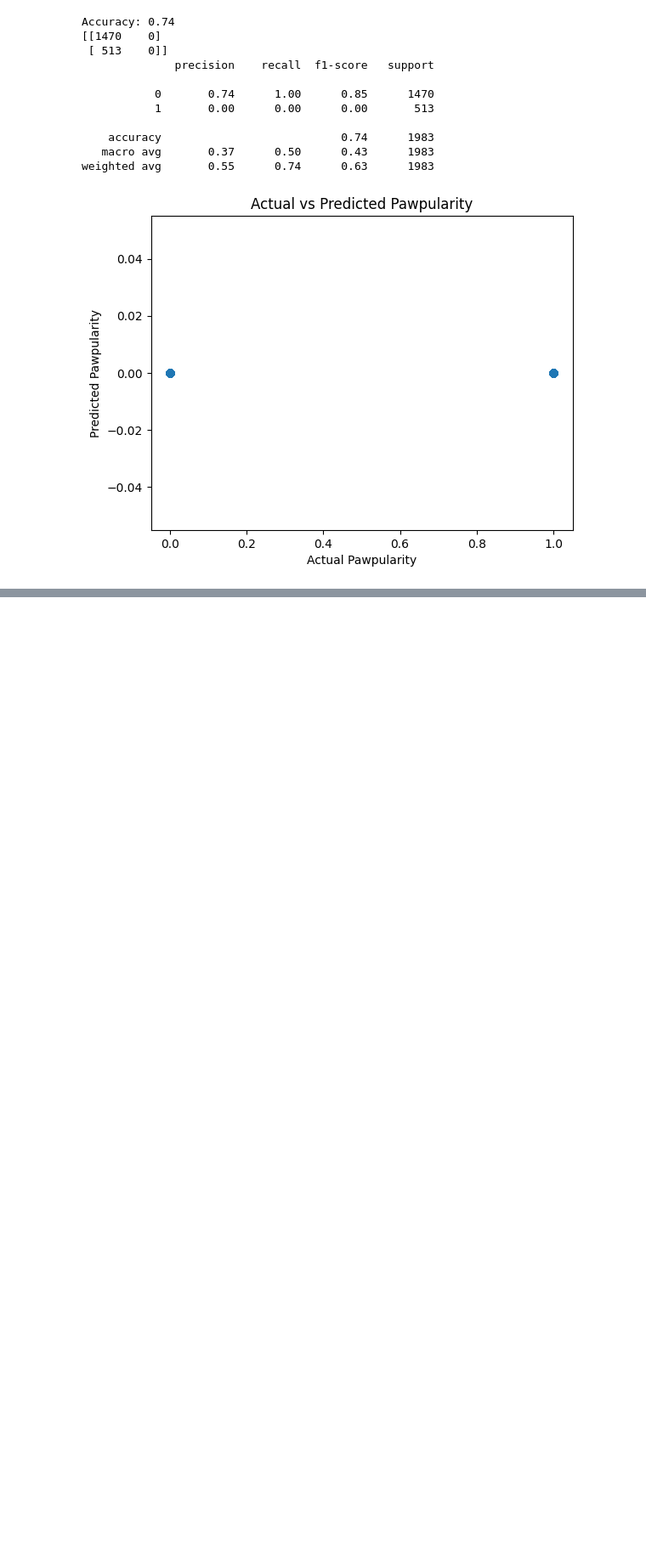
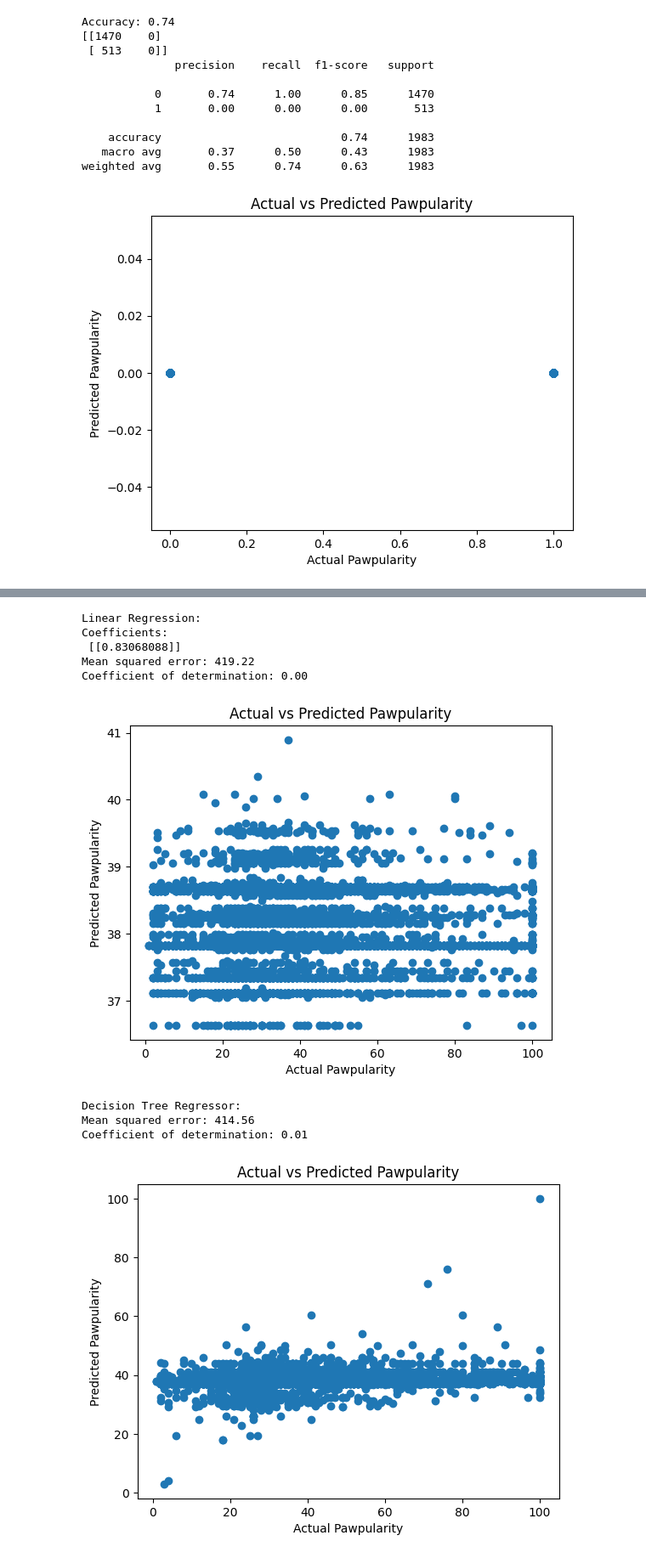
Before and after one commit to minesamaro/pawpularity-daco, a Jupyter notebook: data_processer.ipynb, the cells around one changed output, grey strips where cells are left out. Shown at 85% size. Cells and saved outputs as stored; diff of their text form; code cells hidden in the pictures; blank space fills up the shorter version.

```diff
--- a/data_processer.ipynb
+++ b/data_processer.ipynb
@@ -282,0 +520,62 @@ weighted avg       0.55      0.74      0.63      1983
+# %%
+# Train a model using the new feature in a Linear Regression model
+from sklearn.linear_model import LinearRegression
+from sklearn.metrics import mean_squared_error, r2_score
+
+# Get the training data
+X = bin_train_data['sum'].to_numpy().reshape(-1, 1)
+y = y_train.values.reshape(-1, 1)
+
+# Train the model
+model = LinearRegression()
+model.fit(X, y)
+
+# Make predictions
+y_pred = model.predict(X)
+
+# Get the model performance metrics
+print('Linear Regression:')
+print('Coefficients: \n', model.coef_)
+print('Mean squared error: %.2f' % mean_squared_error(y, y_pred))
+print('Coefficient of determination: %.2f' % r2_score(y, y_pred))
+
+# Plot the predictions against the actual values
+plt.scatter(y, y_pred)
+plt.xlabel('Actual Pawpularity')
+plt.ylabel('Predicted Pawpularity')
+plt.title('Actual vs Predicted Pawpularity')
+plt.show()
+
+# Train a model using the new feature in a Decision Tree Regressor model
+from sklearn.tree import DecisionTreeRegressor
+from sklearn.metrics import mean_squared_error, r2_score
+
+# Train the model
+model = DecisionTreeRegressor()
+model.fit(X, y)
+
+# Make predictions
+y_pred = model.predict(X)
+
+# Get the model performance metrics
+print('Decision Tree Regressor:')
+print('Mean squared error: %.2f' % mean_squared_error(y, y_pred))
+print('Coefficient of determination: %.2f' % r2_score(y, y_pred))
+
+# Plot the predictions against the actual values
+plt.scatter(y, y_pred)
+plt.xlabel('Actual Pawpularity')
+plt.ylabel('Predicted Pawpularity')
+plt.title('Actual vs Predicted Pawpularity')
+plt.show()
+# %% [output]
+Linear Regression:
+Coefficients:
+ [[0.83068088]]
+Mean squared error: 419.22
+Coefficient of determination: 0.00
+[figure, added]
+Decision Tree Regressor:
+Mean squared error: 414.56
+Coefficient of determination: 0.01
+[figure, added]
```
Also changed, not shown: parts of 17 cells of this notebook.
